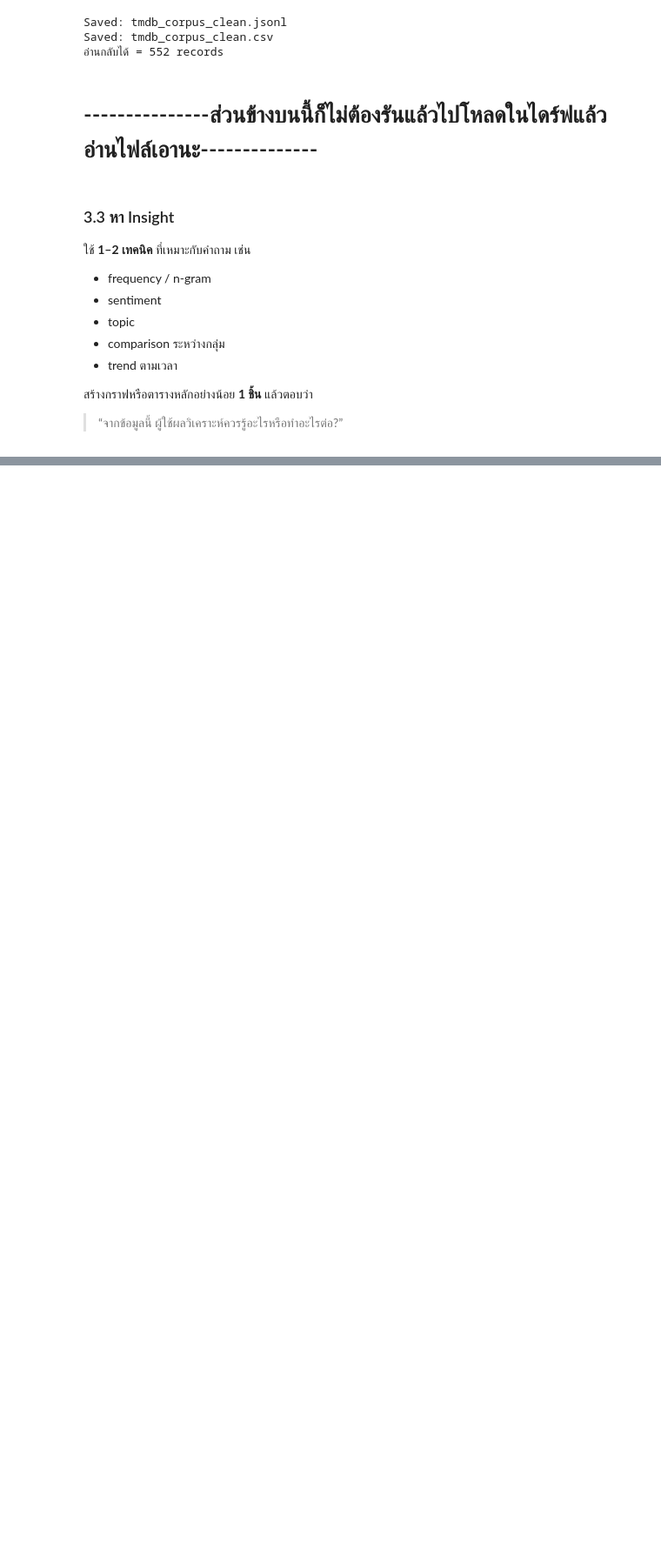
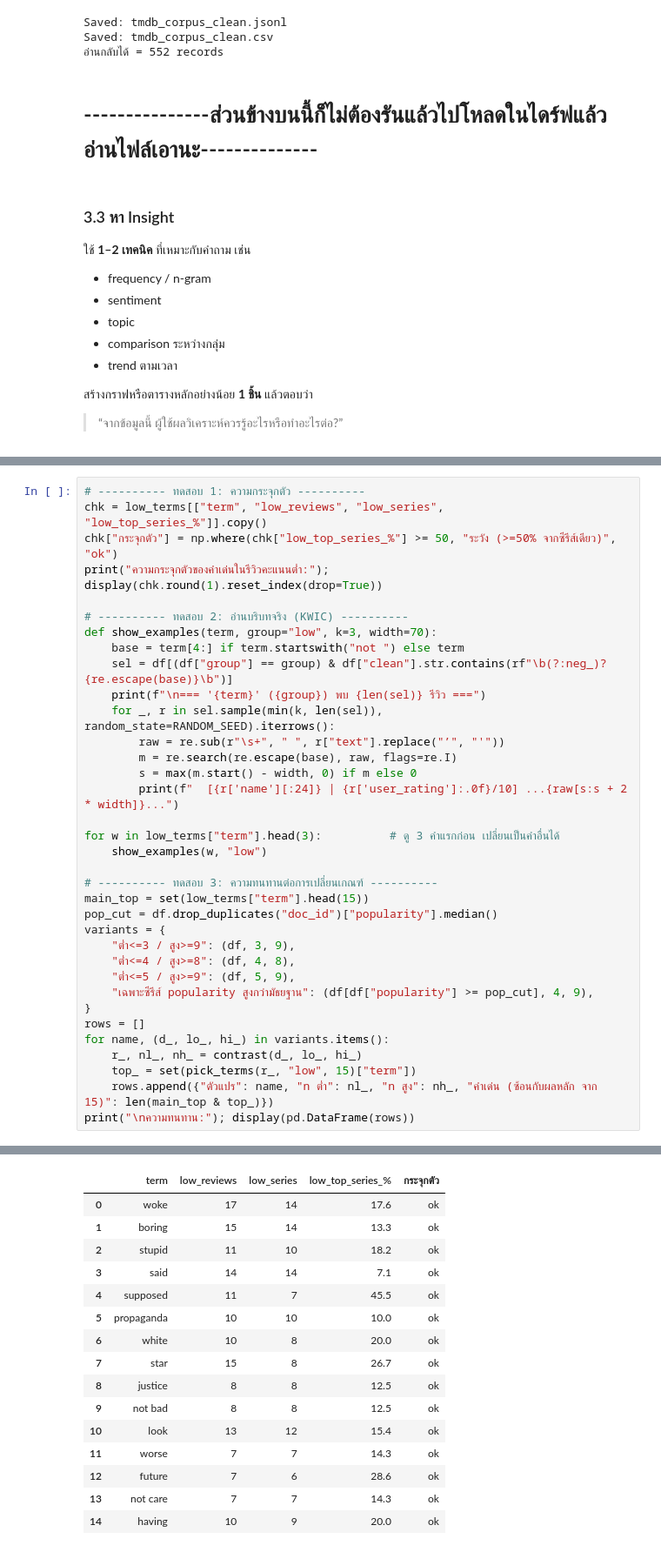
Before and after one commit to Thanaphon-673020253-2/project_bigdata, a Jupyter notebook: PART3_FINAL.ipynb, the cells around one changed output, grey strips where cells are left out. Shown at 87% size. Saved outputs shown, nothing was run; the diff lists cells and outputs as text; blank space fills up the shorter version.

```diff
--- a/PART3_FINAL.ipynb
+++ b/PART3_FINAL.ipynb
@@ -1362,0 +722,36 @@ TOPIC 3: Acting & Pacing
+# %%
+# ---------- ทดสอบ 1: ความกระจุกตัว ----------
+chk = low_terms[["term", "low_reviews", "low_series", "low_top_series_%"]].copy()
+chk["กระจุกตัว"] = np.where(chk["low_top_series_%"] >= 50, "ระวัง (>=50% จากซีรีส์เดียว)", "ok")
+print("ความกระจุกตัวของคำเด่นในรีวิวคะแนนต่ำ:"); display(chk.round(1).reset_index(drop=True))
+
+# ---------- ทดสอบ 2: อ่านบริบทจริง (KWIC) ----------
+def show_examples(term, group="low", k=3, width=70):
+    base = term[4:] if term.startswith("not ") else term
+    sel = df[(df["group"] == group) & df["clean"].str.contains(rf"\b(?:neg_)?{re.escape(base)}\b")]
+    print(f"\n=== '{term}' ({group}) พบ {len(sel)} รีวิว ===")
+    for _, r in sel.sample(min(k, len(sel)), random_state=RANDOM_SEED).iterrows():
+        raw = re.sub(r"\s+", " ", r["text"].replace("’", "'"))
+        m = re.search(re.escape(base), raw, flags=re.I)
+        s = max(m.start() - width, 0) if m else 0
+        print(f"  [{r['name'][:24]} | {r['user_rating']:.0f}/10] ...{raw[s:s + 2 * width]}...")
+
+for w in low_terms["term"].head(3):          # ดู 3 คำแรกก่อน เปลี่ยนเป็นคำอื่นได้
+    show_examples(w, "low")
+
+# ---------- ทดสอบ 3: ความทนทานต่อการเปลี่ยนเกณฑ์ ----------
+main_top = set(low_terms["term"].head(15))
+pop_cut = df.drop_duplicates("doc_id")["popularity"].median()
+variants = {
+    "ต่ำ<=3 / สูง>=9": (df, 3, 9),
+    "ต่ำ<=4 / สูง>=8": (df, 4, 8),
+    "ต่ำ<=5 / สูง>=9": (df, 5, 9),
+    "เฉพาะซีรีส์ popularity สูงกว่ามัธยฐาน": (df[df["popularity"] >= pop_cut], 4, 9),
+}
+rows = []
+for name, (d_, lo_, hi_) in variants.items():
+    r_, nl_, nh_ = contrast(d_, lo_, hi_)
+    top_ = set(pick_terms(r_, "low", 15)["term"])
+    rows.append({"ตัวแปร": name, "n ต่ำ": nl_, "n สูง": nh_, "คำเด่น (ซ้อนกับผลหลัก จาก 15)": len(main_top & top_)})
+print("\nความทนทาน:"); display(pd.DataFrame(rows))
+# %% [output]
@@ -1362,0 +759,16 @@ TOPIC 3: Acting & Pacing
+|  | term | low_reviews | low_series | low_top_series_% | กระจุกตัว |
+| 0 | woke | 17 | 14 | 17.6 | ok |
+| 1 | boring | 15 | 14 | 13.3 | ok |
+| 2 | stupid | 11 | 10 | 18.2 | ok |
+| 3 | said | 14 | 14 | 7.1 | ok |
+| 4 | supposed | 11 | 7 | 45.5 | ok |
+| 5 | propaganda | 10 | 10 | 10.0 | ok |
+| 6 | white | 10 | 8 | 20.0 | ok |
+| 7 | star | 15 | 8 | 26.7 | ok |
+| 8 | justice | 8 | 8 | 12.5 | ok |
+| 9 | not bad | 8 | 8 | 12.5 | ok |
+| 10 | look | 13 | 12 | 15.4 | ok |
+| 11 | worse | 7 | 7 | 14.3 | ok |
+| 12 | future | 7 | 6 | 28.6 | ok |
+| 13 | not care | 7 | 7 | 14.3 | ok |
+| 14 | having | 10 | 9 | 20.0 | ok |
```
Also changed, not shown: parts of 9 cells of this notebook.
